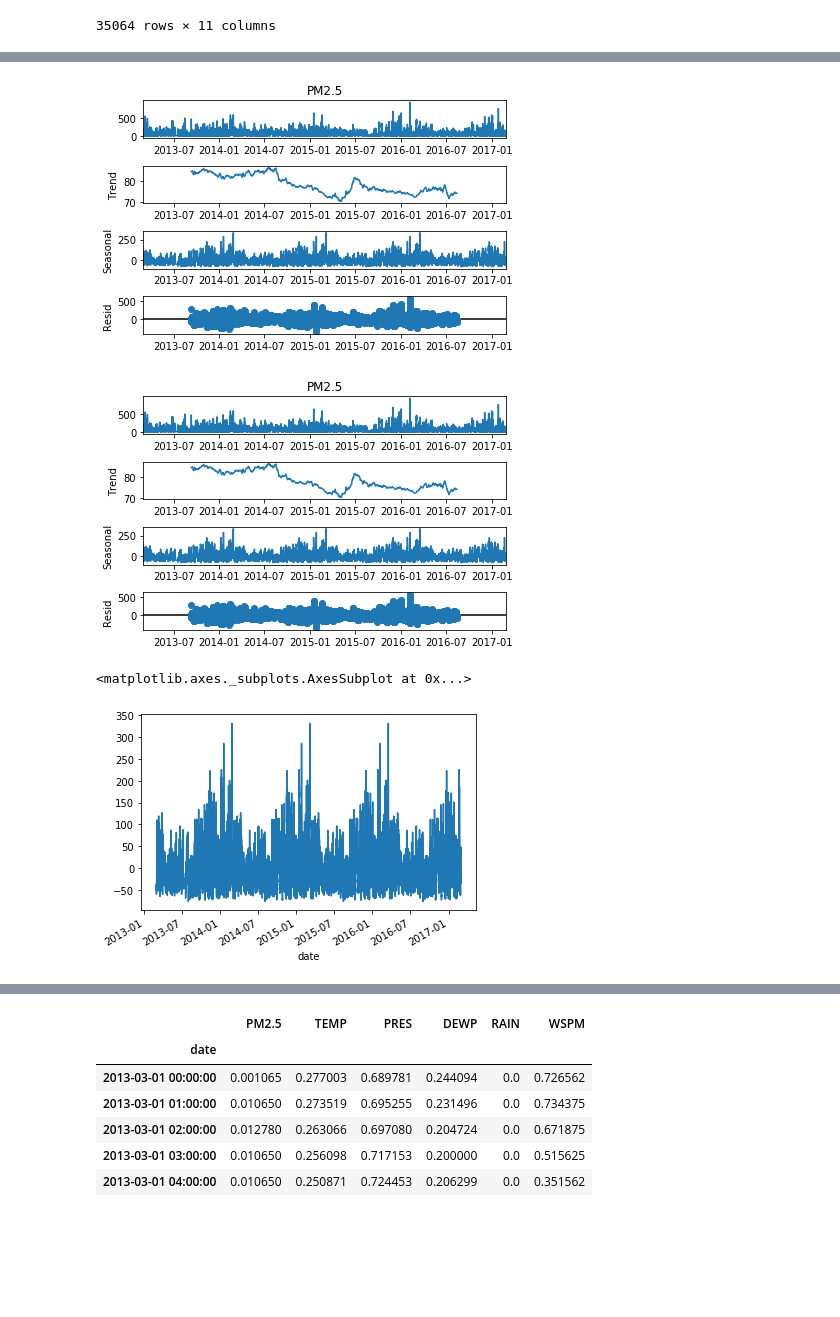
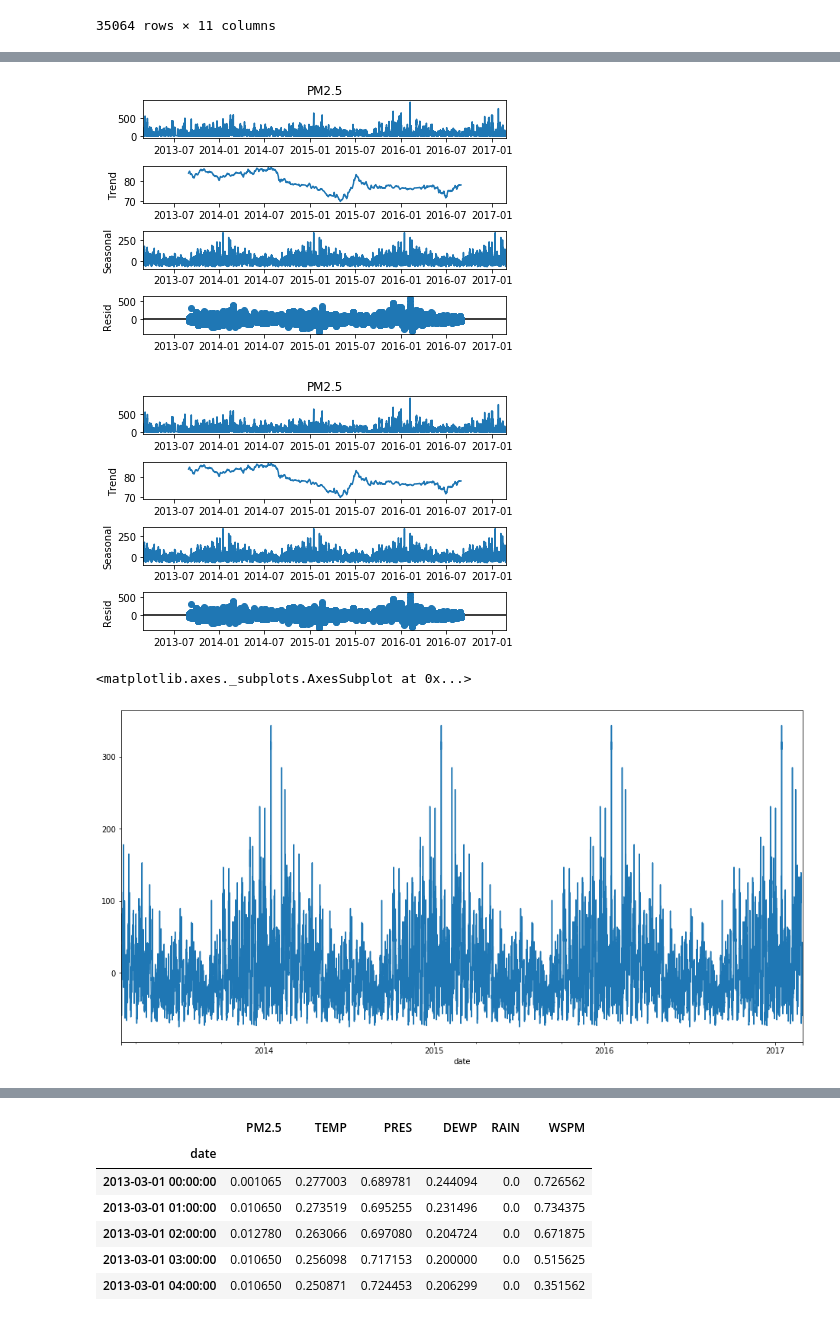
Before and after one commit to Dalanke/PM2.5_Prediction_Model, a Jupyter notebook: EDA_Shunyi.ipynb, the cells around one changed output, grey strips where cells are left out. Saved outputs shown, nothing was run; the diff lists cells and outputs as text; code cells hidden in the pictures; blank space fills up the shorter version.

Commit message:
EDA shunyi-seasonality

```diff
--- a/EDA_Shunyi.ipynb
+++ b/EDA_Shunyi.ipynb
@@ -45,8 +45,9 @@ data2
 | 35064 | 2017 | 2 | 28 | 23 | 15.0 | 7.4 | 1014.9 | -11.9 | 0.0 | N | 1.4 |
 35064 rows × 11 columns
 # %%
-# drop NA
-data3 = data2.dropna()
+# interpolate NA
+data2['PM2.5'] = data2['PM2.5'].interpolate()
+data3 = data2.copy()
 data3
 # %% [output]
 |  | year | month | day | hour | PM2.5 | TEMP | PRES | DEWP | RAIN | wd | WSPM |
@@ -166,13 +168,13 @@ from statsmodels.tsa.seasonal import seasonal_decompose
 decomposeResult = seasonal_decompose(data5['PM2.5'], period = 8760)
 decomposeResult.plot()
 # %% [output]
-[figure, old version]
+[figure, new version]
-[figure, old version]
+[figure, new version]
 # %%
-decomposeResult.seasonal.plot()
+decomposeResult.seasonal.plot(figsize=(16,8))
 # %% [output]
 <matplotlib.axes._subplots.AxesSubplot at 0x...>
-[figure, old version]
+[figure, new version]
 # %%
 # seems like PM2.5 is higher in winter period, which is reasonable.(heating)
 # %%
```
Also changed, not shown: parts of 12 cells of this notebook, 1 other file.
